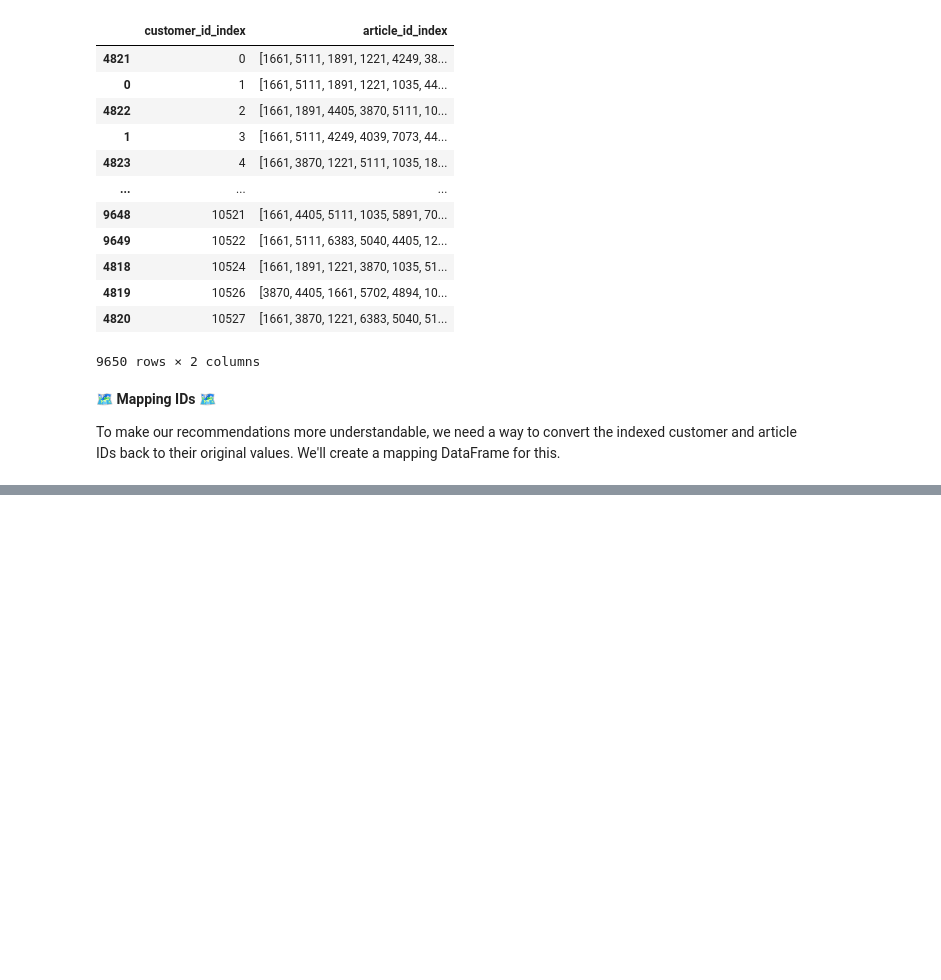
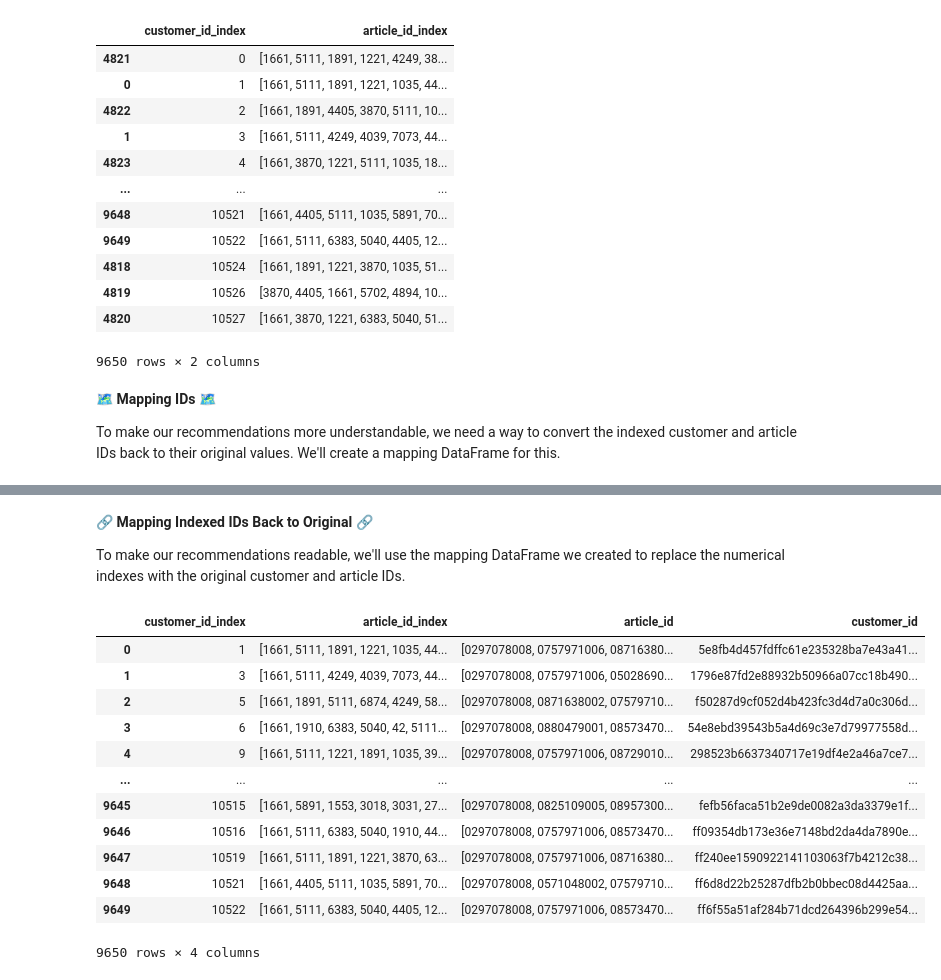
Before and after one commit to amien1410/colab-notebooks, a Jupyter notebook: Colab_Pyspark_H&M_EDA_Recommendation_Part2.ipynb, the cells around one changed output, grey strips where cells are left out. Saved outputs shown, nothing was run; the diff lists cells and outputs as text; code cells hidden in the pictures; blank space fills up the shorter version.

```diff
--- a/Colab_Pyspark_H&M_EDA_Recommendation_Part2.ipynb
+++ b/Colab_Pyspark_H&M_EDA_Recommendation_Part2.ipynb
@@ -416,0 +431,24 @@ md
+# %% [markdown]
+🔗 **Mapping Indexed IDs Back to Original** 🔗
+
+To make our recommendations readable, we'll use the mapping DataFrame we created to replace the numerical indexes with the original customer and article IDs.
+# %%
+dict1 =dict(zip(md['article_id_index'],md['article_id']))
+dict2=dict(zip(md['customer_id_index'],md['customer_id']))
+df_recom['article_id'] = df_recom['article_id_index'].map(lambda x: [dict1[y] for y in x if y in dict1])
+df_recom['customer_id']=df_recom['customer_id_index'].map(dict2)
+df_recom
+# %% [output]
+|  | customer_id_index | article_id_index | article_id | customer_id |
+| 0 | 1 | [1661, 5111, 1891, 1221, 1035, 44... | [0297078008, 0757971006, 08716380... | 5e8fb4d457fdffc61e235328ba7e43a41... |
+| 1 | 3 | [1661, 5111, 4249, 4039, 7073, 44... | [0297078008, 0757971006, 05028690... | 1796e87fd2e88932b50966a07cc18b490... |
+| 2 | 5 | [1661, 1891, 5111, 6874, 4249, 58... | [0297078008, 0871638002, 07579710... | f50287d9cf052d4b423fc3d4d7a0c306d... |
+| 3 | 6 | [1661, 1910, 6383, 5040, 42, 5111... | [0297078008, 0880479001, 08573470... | 54e8ebd39543b5a4d69c3e7d79977558d... |
+| 4 | 9 | [1661, 5111, 1221, 1891, 1035, 39... | [0297078008, 0757971006, 08729010... | 298523b6637340717e19df4e2a46a7ce7... |
+| ... | ... | ... | ... | ... |
+| 9645 | 10515 | [1661, 5891, 1553, 3018, 3031, 27... | [0297078008, 0825109005, 08957300... | fefb56faca51b2e9de0082a3da3379e1f... |
+| 9646 | 10516 | [1661, 5111, 6383, 5040, 1910, 44... | [0297078008, 0757971006, 08573470... | ff09354db173e36e7148bd2da4da7890e... |
+| 9647 | 10519 | [1661, 5111, 1891, 1221, 3870, 63... | [0297078008, 0757971006, 08716380... | ff240ee1590922141103063f7b4212c38... |
+| 9648 | 10521 | [1661, 4405, 5111, 1035, 5891, 70... | [0297078008, 0571048002, 07579710... | ff6d8d22b25287dfb2b0bbec08d4425aa... |
+| 9649 | 10522 | [1661, 5111, 6383, 5040, 4405, 12... | [0297078008, 0757971006, 08573470... | ff6f55a51af284b71dcd264396b299e54... |
+9650 rows × 4 columns
```
Also changed, not shown: parts of 12 cells of this notebook.
